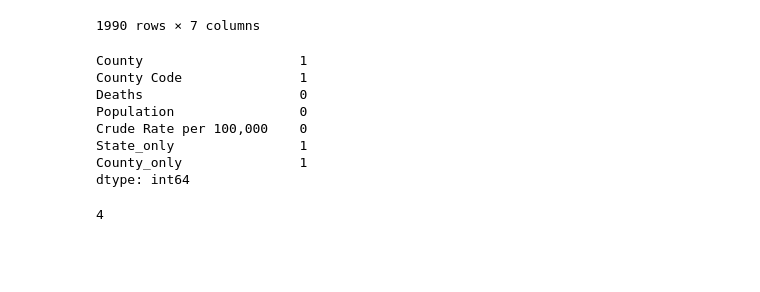
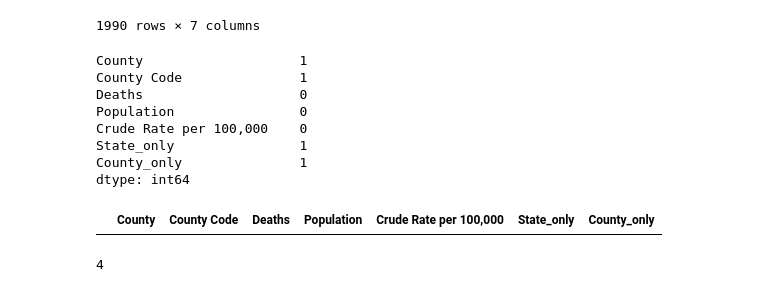
Before and after one commit to marklee4823/math189_project, a Jupyter notebook: Notebook.ipynb, the cells around one changed output. Cells and saved outputs as stored; diff of their text form; code cells hidden in the pictures; blank space fills up the shorter version.

```diff
--- a/Notebook.ipynb
+++ b/Notebook.ipynb
@@ -246,6 +259,10 @@ Crude Rate per 100,000    0
 State_only                1
 County_only               1
 dtype: int64
+# %%
+df_death[df_death['Crude Rate per 100,000'] == 0]
+# %% [output]
+|  | County | County Code | Deaths | Population | Crude Rate per 100,000 | State_only | County_only |
 # %%
 df_death.isna().sum().sum()
 # %% [output]
```
Also changed, not shown: parts of 8 cells of this notebook.
